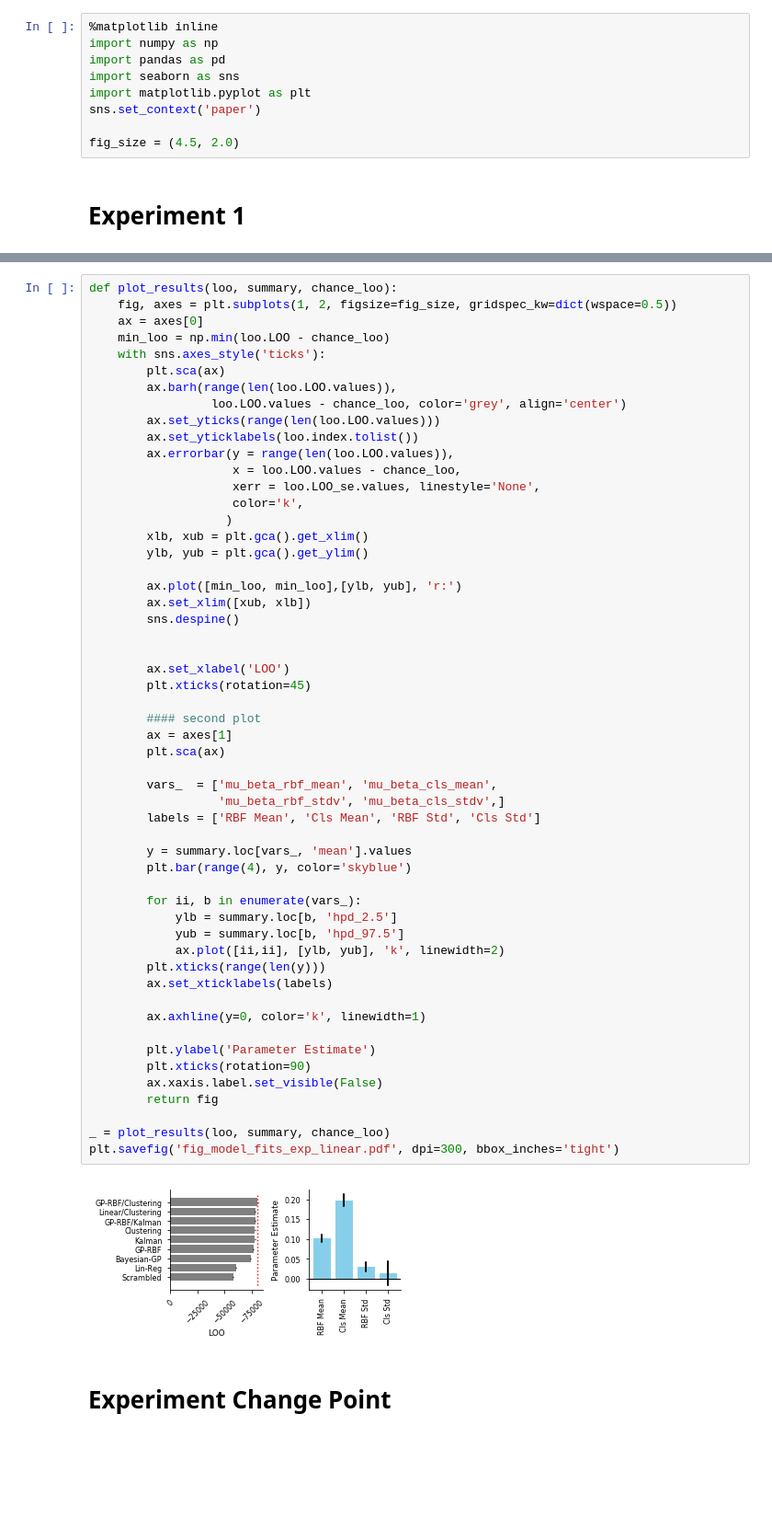
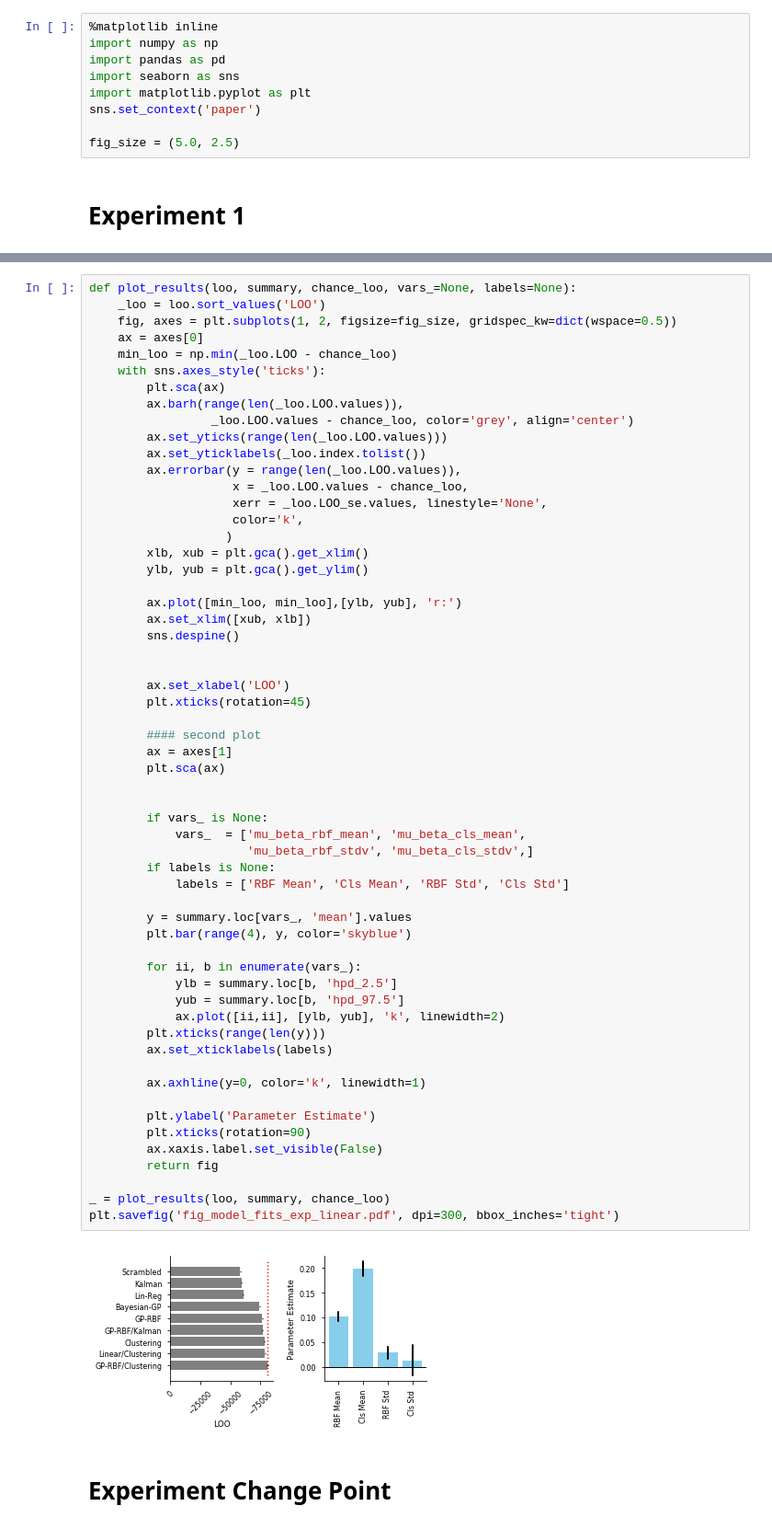
Before and after one commit to nicktfranklin/StructuredBandits, a Jupyter notebook: Model Fits and Parameter plots.ipynb, the cells around one changed output, grey strips where cells are left out. Shown: that part at 92% size. Cells and saved outputs as stored; diff of their text form; blank space fills up the shorter version.

Commit message:
updated model fits plots for labeling corrections

```diff
--- a/Model Fits and Parameter plots.ipynb
+++ b/Model Fits and Parameter plots.ipynb
@@ -8,7 +8,7 @@ import seaborn as sns
 import matplotlib.pyplot as plt
 sns.set_context('paper')
 
-fig_size = (4.5, 2.0)
+fig_size = (5.0, 2.5)
 # %% [markdown]
 # Experiment 1
 # %%
@@ -38,19 +38,20 @@ Chance: 132252.482051
 | Linear/Clustering | 53652.000256 | 2228.455189 | 422.527828 |
 | GP-RBF/Clustering | 51423.545067 | 0.000000 | 424.499452 |
 # %%
-def plot_results(loo, summary, chance_loo):
+def plot_results(loo, summary, chance_loo, vars_=None, labels=None):
+    _loo = loo.sort_values('LOO')
     fig, axes = plt.subplots(1, 2, figsize=fig_size, gridspec_kw=dict(wspace=0.5))
     ax = axes[0]
-    min_loo = np.min(loo.LOO - chance_loo)
+    min_loo = np.min(_loo.LOO - chance_loo)
     with sns.axes_style('ticks'):
         plt.sca(ax)
-        ax.barh(range(len(loo.LOO.values)),
-                 loo.LOO.values - chance_loo, color='grey', align='center')
-        ax.set_yticks(range(len(loo.LOO.values)))
-        ax.set_yticklabels(loo.index.tolist())
-        ax.errorbar(y = range(len(loo.LOO.values)),
-                    x = loo.LOO.values - chance_loo,
-                    xerr = loo.LOO_se.values, linestyle='None',
+        ax.barh(range(len(_loo.LOO.values)),
+                 _loo.LOO.values - chance_loo, color='grey', align='center')
+        ax.set_yticks(range(len(_loo.LOO.values)))
+        ax.set_yticklabels(_loo.index.tolist())
+        ax.errorbar(y = range(len(_loo.LOO.values)),
+                    x = _loo.LOO.values - chance_loo,
+                    xerr = _loo.LOO_se.values, linestyle='None',
                     color='k',
                    )
         xlb, xub = plt.gca().get_xlim()
@@ -62,37 +63,40 @@ def plot_results(loo, summary, chance_loo):
 
 
         ax.set_xlabel('LOO')
         plt.xticks(rotation=45)
 
         #### second plot
         ax = axes[1]
         plt.sca(ax)
 
-        vars_  = ['mu_beta_rbf_mean', 'mu_beta_cls_mean',
-                  'mu_beta_rbf_stdv', 'mu_beta_cls_stdv',]
-        labels = ['RBF Mean', 'Cls Mean', 'RBF Std', 'Cls Std']
+
+        if vars_ is None:
+            vars_  = ['mu_beta_rbf_mean', 'mu_beta_cls_mean',
+                      'mu_beta_rbf_stdv', 'mu_beta_cls_stdv',]
+        if labels is None:
+            labels = ['RBF Mean', 'Cls Mean', 'RBF Std', 'Cls Std']
 
         y = summary.loc[vars_, 'mean'].values
         plt.bar(range(4), y, color='skyblue')
 
         for ii, b in enumerate(vars_):
             ylb = summary.loc[b, 'hpd_2.5']
             yub = summary.loc[b, 'hpd_97.5']
             ax.plot([ii,ii], [ylb, yub], 'k', linewidth=2)
         plt.xticks(range(len(y)))
         ax.set_xticklabels(labels)
 
         ax.axhline(y=0, color='k', linewidth=1)
 
         plt.ylabel('Parameter Estimate')
         plt.xticks(rotation=90)
         ax.xaxis.label.set_visible(False)
         return fig
 
 _ = plot_results(loo, summary, chance_loo)
 plt.savefig('fig_model_fits_exp_linear.pdf', dpi=300, bbox_inches='tight')
 # %% [output]
-[figure, old version]
+[figure, new version]
 # %% [markdown]
 # Experiment Change Point
 # %%
```
Also changed, not shown: parts of 9 cells of this notebook.
